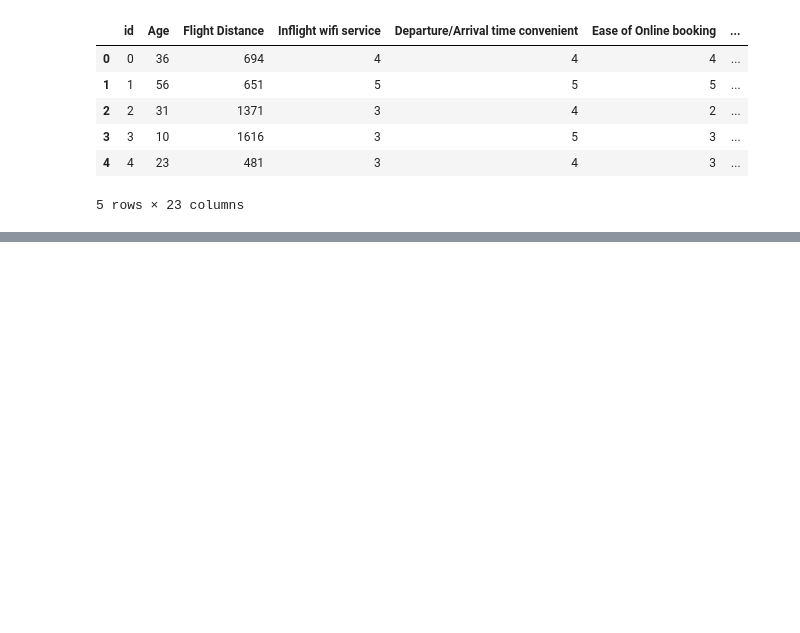
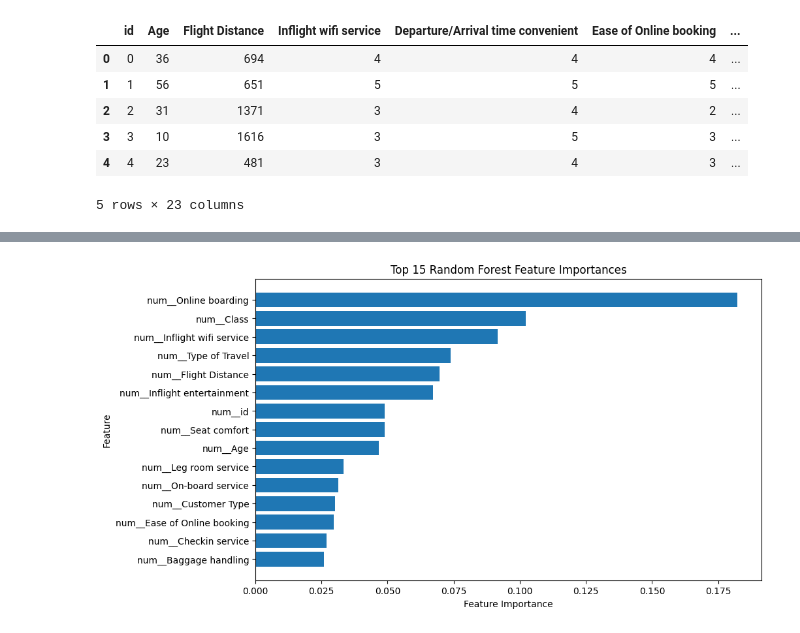
Before and after one commit to isabella-mariucci/DSC-420-Mariucci, a Jupyter notebook: dsc-420-project-1.ipynb, the cells around one changed output, grey strips where cells are left out. Saved outputs shown, nothing was run; the diff lists cells and outputs as text; code cells hidden in the pictures; blank space fills up the shorter version.

```diff
--- a/dsc-420-project-1.ipynb
+++ b/dsc-420-project-1.ipynb
@@ -312,0 +294,31 @@ the random forest ROC score was 0.955, better than my other models
+# %%
+import pandas as pd
+
+feature_names = rf_model.named_steps["preprocessor"].get_feature_names_out()
+
+importances = rf_model.named_steps["rf"].feature_importances_
+
+importance_df = pd.DataFrame({
+    "Feature": feature_names,
+    "Importance": importances
+})
+
+importance_df = importance_df.sort_values(
+    by="Importance",
+    ascending=False
+)
+
+
+import matplotlib.pyplot as plt
+
+top_features = importance_df.head(15)
+
+plt.figure(figsize=(10,6))
+plt.barh(top_features["Feature"], top_features["Importance"])
+plt.xlabel("Feature Importance")
+plt.ylabel("Feature")
+plt.title("Top 15 Random Forest Feature Importances")
+plt.gca().invert_yaxis()
+plt.show()
+# %% [output]
+[figure, added]
```
Also changed, not shown: parts of 23 cells of this notebook.
